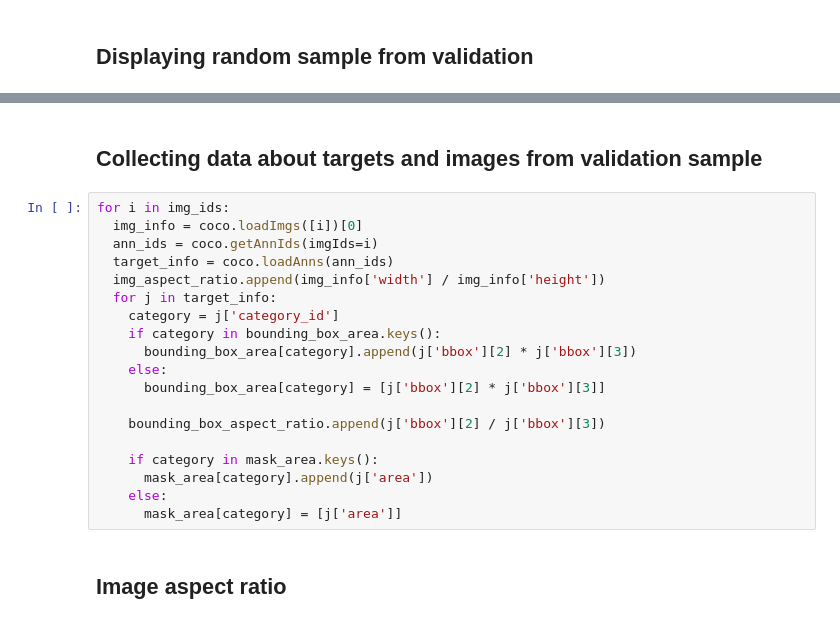
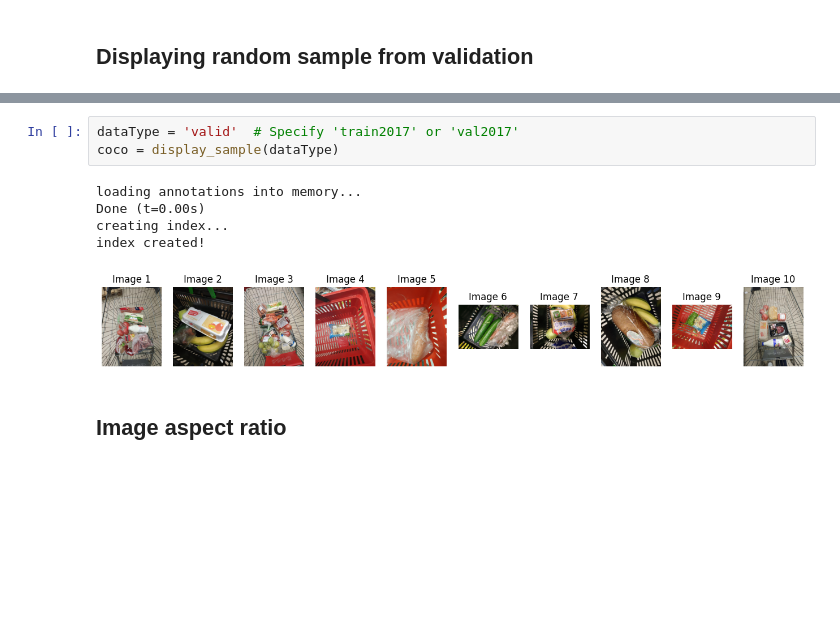
Before and after one commit to system205/PMLDL_Project, a Jupyter notebook: data_exploration.ipynb, the cells around one changed output, grey strips where cells are left out. Saved outputs shown, nothing was run; the diff lists cells and outputs as text; blank space fills up the shorter version.

```diff
--- a/data_exploration.ipynb
+++ b/data_exploration.ipynb
@@ -182,24 +113,12 @@ index created!
-# %% [markdown]
-## Collecting data about targets and images from validation sample
-# %%
-for i in img_ids:
-  img_info = coco.loadImgs([i])[0]
-  ann_ids = coco.getAnnIds(imgIds=i)
-  target_info = coco.loadAnns(ann_ids)
-  img_aspect_ratio.append(img_info['width'] / img_info['height'])
-  for j in target_info:
-    category = j['category_id']
-    if category in bounding_box_area.keys():
-      bounding_box_area[category].append(j['bbox'][2] * j['bbox'][3])
-    else:
-      bounding_box_area[category] = [j['bbox'][2] * j['bbox'][3]]
-
-    bounding_box_aspect_ratio.append(j['bbox'][2] / j['bbox'][3])
-
-    if category in mask_area.keys():
-      mask_area[category].append(j['area'])
-    else:
-      mask_area[category] = [j['area']]
+# %%
+dataType = 'valid'  # Specify 'train2017' or 'val2017'
+coco = display_sample(dataType)
+# %% [output]
+loading annotations into memory...
+Done (t=0.00s)
+creating index...
+index created!
+[figure, added]
 # %% [markdown]
 ## Image aspect ratio
 # %%
```
Also changed, not shown: parts of 25 cells of this notebook.
